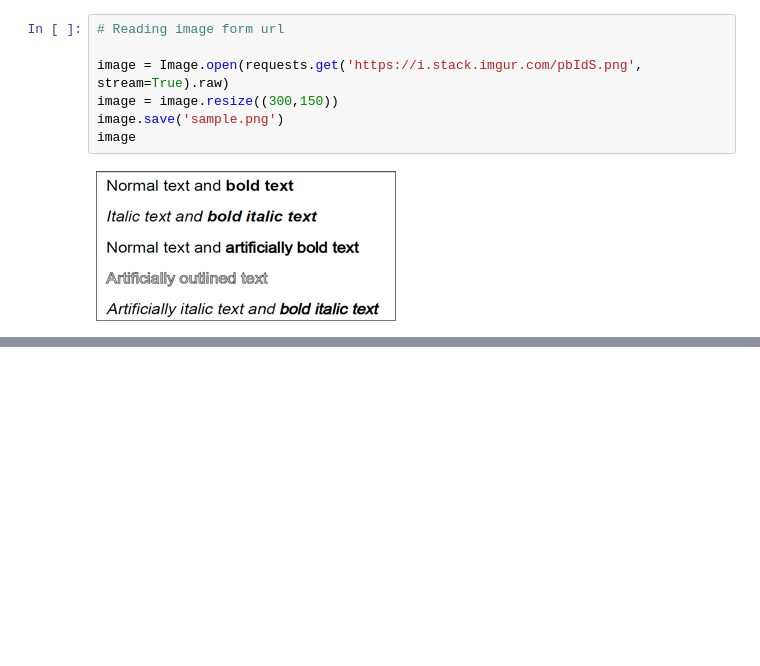
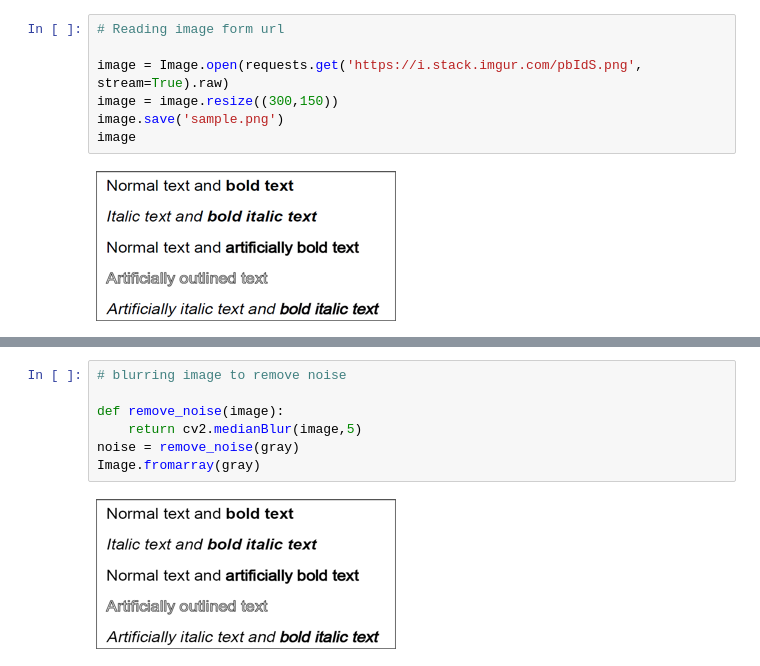
Before and after one commit to adeke910/Text_Extraction_App, a Jupyter notebook: text_ocr.ipynb, the cells around one changed output, grey strips where cells are left out. Saved outputs shown, nothing was run; the diff lists cells and outputs as text; blank space fills up the shorter version.

```diff
--- a/text_ocr.ipynb
+++ b/text_ocr.ipynb
@@ -43,0 +83,9 @@ TesseractNotFoundError: C:\ProgramFiles\Tesseract-OCR\tesseract.exe is not insta
+# %%
+# blurring image to remove noise
+
+def remove_noise(image):
+    return cv2.medianBlur(image,5)
+noise = remove_noise(gray)
+Image.fromarray(gray)
+# %% [output]
+[figure, added]
```
Also changed, not shown: parts of 14 cells of this notebook.
